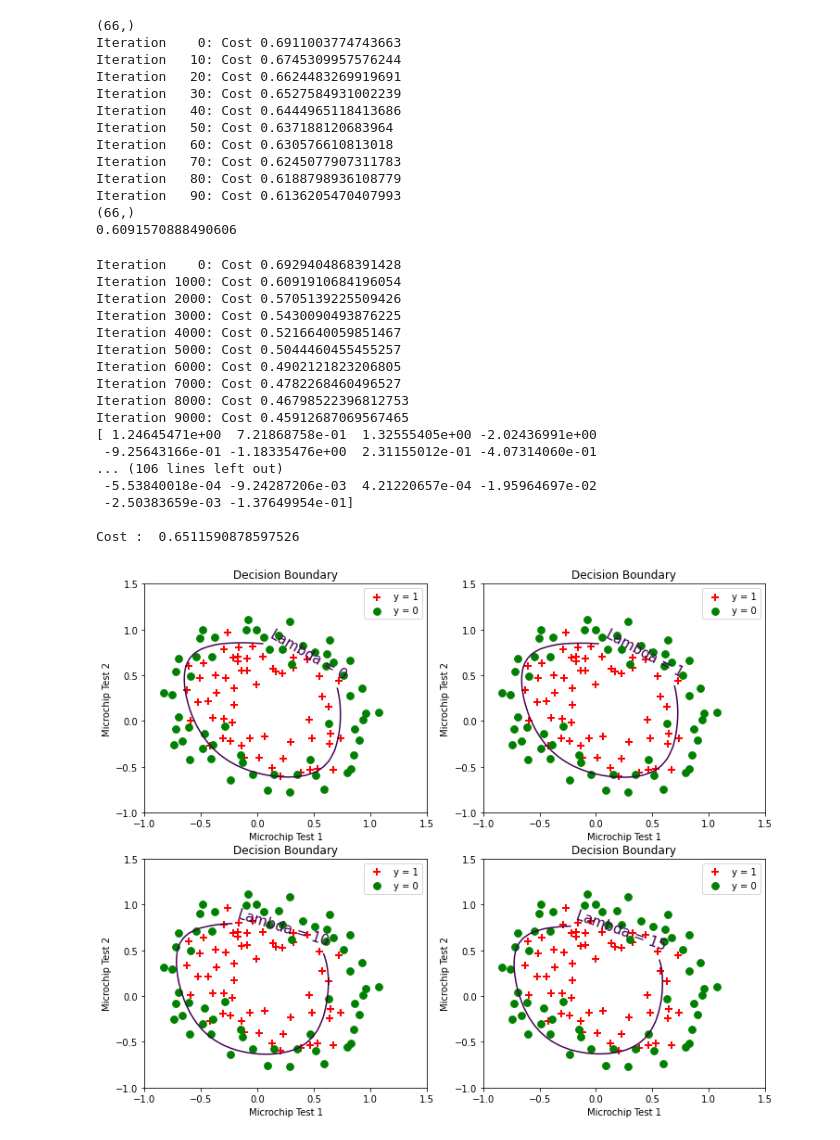
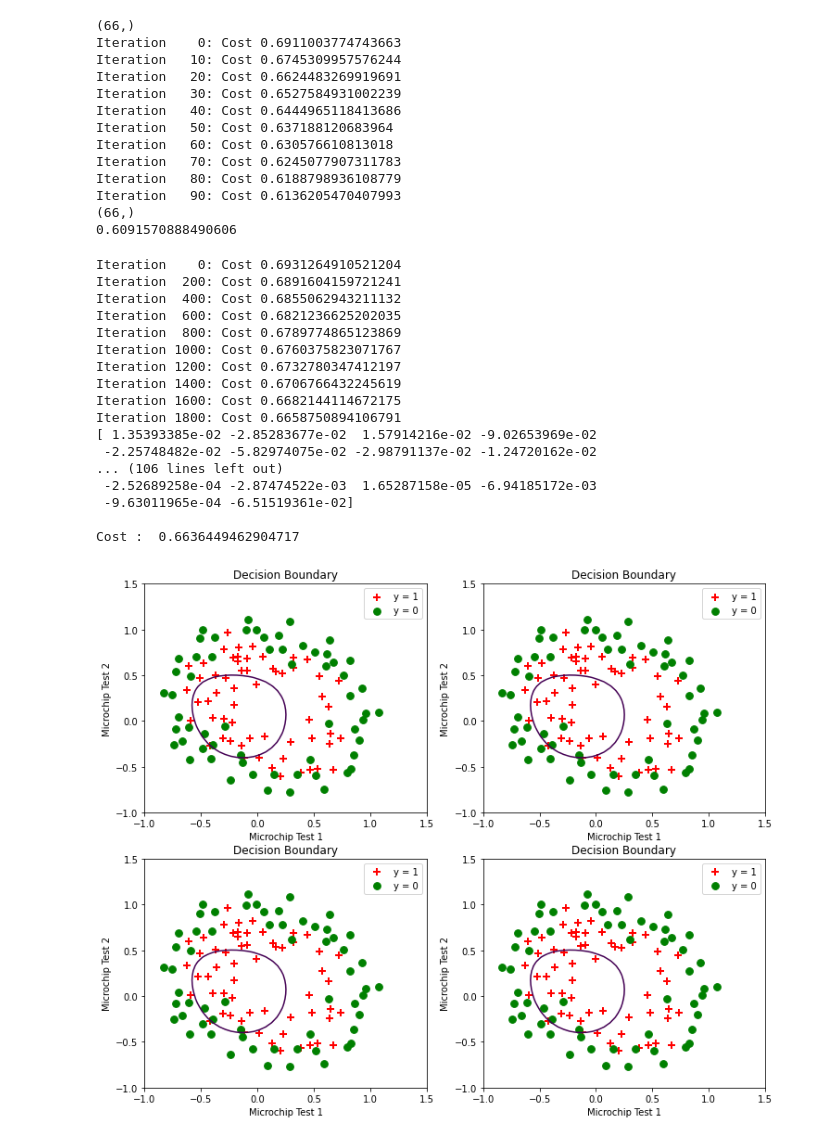
Before and after one commit to imrulkayessifat/DataScience, a Jupyter notebook: Regularized_Logistic_Regression.ipynb, the cells around one changed output. Saved outputs shown, nothing was run; the diff lists cells and outputs as text; code cells hidden in the pictures.

```diff
--- a/Regularized_Logistic_Regression.ipynb
+++ b/Regularized_Logistic_Regression.ipynb
@@ -99,7 +99,7 @@ from scipy.special import expit
 def h(mytheta,myX):
     return expit(np.dot(myX,mytheta))
 # %%
-def computeCost(mytheta,myX,myy,mylambda = 0.04):
+def estimateCost(mytheta,myX,myy,mylambda = 0.04):
 
     m = myy.size
 
@@ -113,19 +113,19 @@ def sigmoid(z):
     g = 1.0/(1.0+np.exp(-z))
     return g
 # %%
-def compute_gradient_logistic(X, y, w):
+def estimate_gradient_logistic(X, y, w):
   m,n = X.shape
   # print(m,n)
-  dj_dw = np.zeros((n,))
+  m_n = np.zeros((n,))
 
   for i in range(m):
     f_wb_i = sigmoid(np.dot(X[i], w))
     err_i  = f_wb_i  - y[i]
     for j in range(n):
-      dj_dw[j] = dj_dw[j] + err_i * X[i,j]
-  dj_dw = dj_dw/m
+      m_n[j] = m_n[j] + err_i * X[i,j]
+  m_n = m_n/m
 
-  return dj_dw
+  return m_n
 # %%
 # from scipy import optimize
 import copy
@@ -133,28 +133,28 @@ import math
 initial_theta = np.zeros(XX.shape[1])
 print(initial_theta.shape)
 
-def optimizeRegularizedTheta(mytheta, myX, myy, alpha, num_iters, mylambda=0.04):
+def improveRegularizedTheta(mytheta, myX, myy, alpha, num_iters, mylambda=0.04):
   m = myX.shape[0]
   J_history = []
   w = copy.deepcopy(mytheta)
 
   for i in range(num_iters):
     # Calculate the gradient and update the parameters
-    dj_dw = compute_gradient_logistic(myX, myy, w)
+    m_n = estimate_gradient_logistic(myX, myy, w)
 
     # Update Parameters using w, b, alpha and gradient
-    w = w*(1-alpha*(mylambda/m)) - alpha * dj_dw
+    w = w*(1-alpha*(mylambda/m)) - alpha * m_n
 
     # Save cost J at each iteration
     if i<100000:      # prevent resource exhaustion
-        J_history.append( computeCost(w, myX, myy, mylambda) )
+        J_history.append( estimateCost(w, myX, myy, mylambda) )
 
     # Print cost every at intervals 10 times or as many iterations if < 10
     if i% math.ceil(num_iters / 10) == 0:
         print(f"Iteration {i:4d}: Cost {J_history[-1]}   ")
   return w, min(J_history)
 
-theta, mincost = optimizeRegularizedTheta(initial_theta,XX,y, 0.1, 100)
+theta, mincost = improveRegularizedTheta(initial_theta,XX,y, 0.1, 100)
 print(theta.shape)
 print(mincost)
 # %% [output]
@@ -180,10 +180,10 @@ def plotBoundary(mytheta, myX, myy, mylambda=0.):
     And for each, computing whether the hypothesis classifies that point as
     True or False. Then, a contour is drawn with a built-in pyplot function.
     """
-    alpha = .01
-    iters = 10000
+    alpha = .001
+    iters = 2000
 
-    theta, mincost = optimizeRegularizedTheta(mytheta, myX, myy, alpha, iters, mylambda)
+    theta, mincost = improveRegularizedTheta(mytheta, myX, myy, alpha, iters, mylambda)
     print(theta, '\n\nCost : ', mincost, '\n \n ')
     xvals = np.linspace(-1,1.5,50)
     yvals = np.linspace(-1,1.5,50)
@@ -204,36 +204,36 @@ def plotBoundary(mytheta, myX, myy, mylambda=0.):
 # %%
 plt.figure(figsize=(12,10))
 plt.subplot(221)
 plotData(data, 'Microchip Test 1', 'Microchip Test 2', 'y = 1', 'y = 0')
 plotBoundary(initial_theta, XX, y, 0.04)
 
 plt.subplot(222)
 plotData(data, 'Microchip Test 1', 'Microchip Test 2', 'y = 1', 'y = 0')
-plotBoundary(initial_theta,XX,y,1.)
+plotBoundary(initial_theta,XX,y,0.08)
 
 plt.subplot(223)
 plotData(data, 'Microchip Test 1', 'Microchip Test 2', 'y = 1', 'y = 0')
-plotBoundary(initial_theta,XX,y,10.)
+plotBoundary(initial_theta,XX,y,0.012)
 
 plt.subplot(224)
 plotData(data, 'Microchip Test 1', 'Microchip Test 2', 'y = 1', 'y = 0')
-plotBoundary(initial_theta,XX,y,15.)
+plotBoundary(initial_theta,XX,y,0.016)
 # %% [output]
-Iteration    0: Cost 0.6929404868391428
-Iteration 1000: Cost 0.6091910684196054
-Iteration 2000: Cost 0.5705139225509426
-Iteration 3000: Cost 0.5430090493876225
-Iteration 4000: Cost 0.5216640059851467
-Iteration 5000: Cost 0.5044460455455257
-Iteration 6000: Cost 0.4902121823206805
-Iteration 7000: Cost 0.4782268460496527
-Iteration 8000: Cost 0.46798522396812753
-Iteration 9000: Cost 0.45912687069567465
-[ 1.24645471e+00  7.21868758e-01  1.32555405e+00 -2.02436991e+00
- -9.25643166e-01 -1.18335476e+00  2.31155012e-01 -4.07314060e-01
+Iteration    0: Cost 0.6931264910521204
+Iteration  200: Cost 0.6891604159721241
+Iteration  400: Cost 0.6855062943211132
+Iteration  600: Cost 0.6821236625202035
+Iteration  800: Cost 0.6789774865123869
+Iteration 1000: Cost 0.6760375823071767
+Iteration 1200: Cost 0.6732780347412197
+Iteration 1400: Cost 0.6706766432245619
+Iteration 1600: Cost 0.6682144114672175
+Iteration 1800: Cost 0.6658750894106791
+[ 1.35393385e-02 -2.85283677e-02  1.57914216e-02 -9.02653969e-02
+ -2.25748482e-02 -5.82974075e-02 -2.98791137e-02 -1.24720162e-02
 ... (106 lines left out)
- -5.53840018e-04 -9.24287206e-03  4.21220657e-04 -1.95964697e-02
- -2.50383659e-03 -1.37649954e-01]
+ -2.52689258e-04 -2.87474522e-03  1.65287158e-05 -6.94185172e-03
+ -9.63011965e-04 -6.51519361e-02]
 
-Cost :  0.6511590878597526
+Cost :  0.6636449462904717
-[figure, old version]
+[figure, new version]
```
Also changed, not shown: parts of 1 cell of this notebook.
